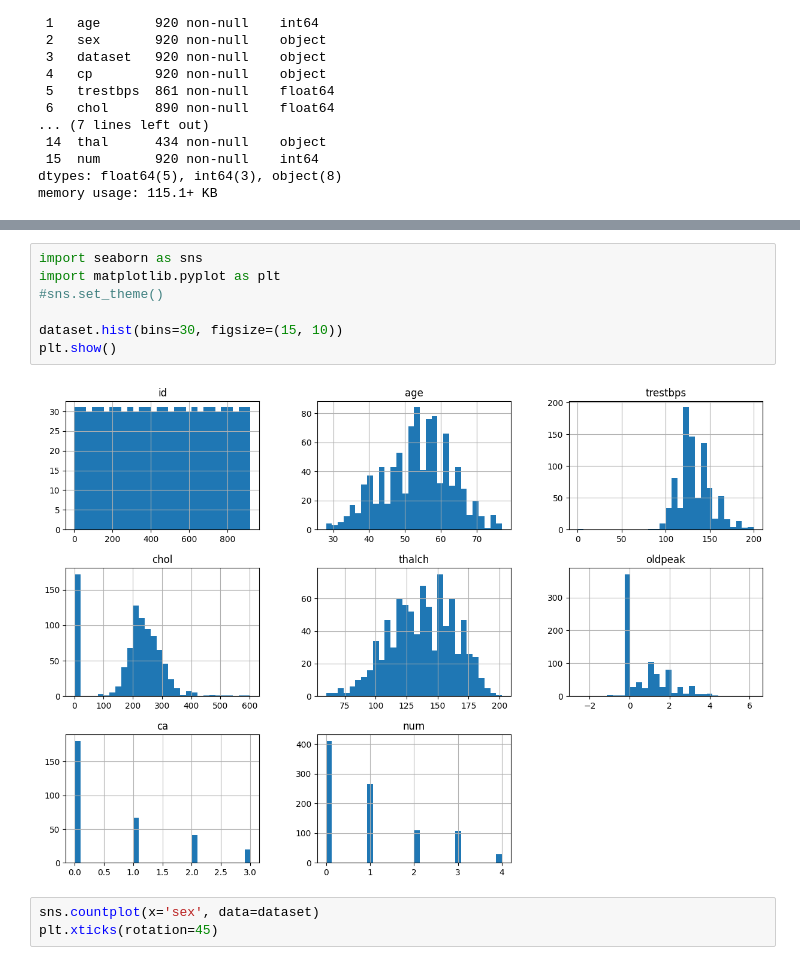
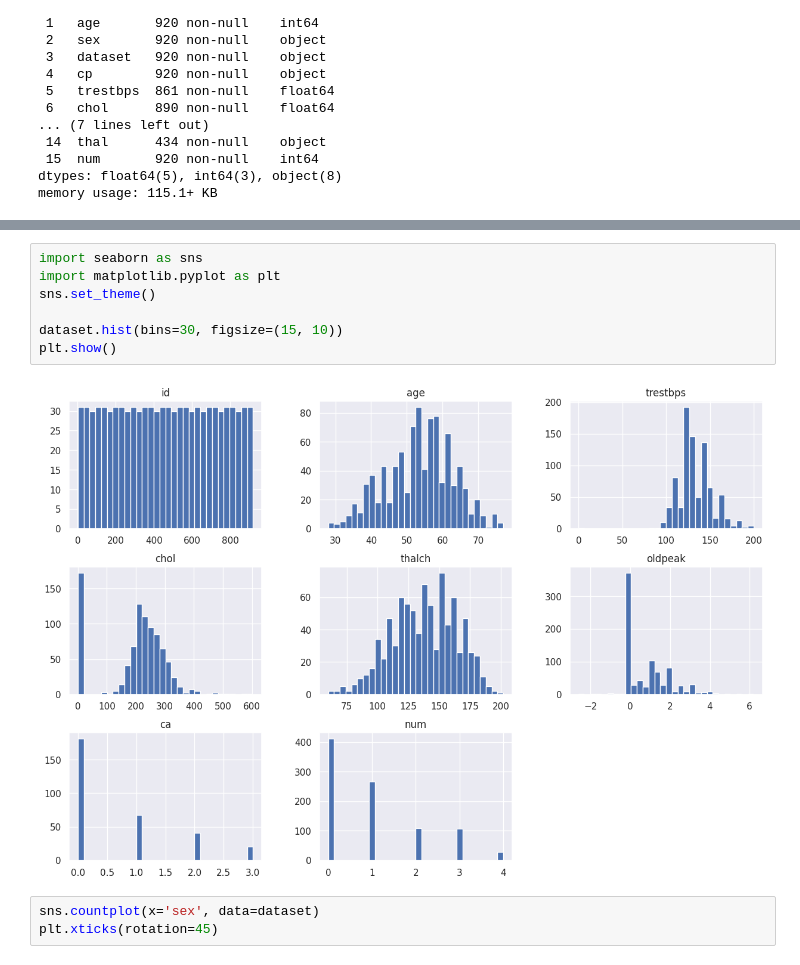
Before and after one commit to baptiste314/FTML_PROJET, a Jupyter notebook: Exercice 6/Exercice 6.ipynb, the cells around one changed output, grey strips where cells are left out. Saved outputs shown, nothing was run; the diff lists cells and outputs as text.

```diff
--- a/Exercice 6/Exercice 6.ipynb
+++ b/Exercice 6/Exercice 6.ipynb
@@ -93,12 +81,12 @@ dataset.describe(include='all')
 # %%
 import seaborn as sns
 import matplotlib.pyplot as plt
-#sns.set_theme()
+sns.set_theme()
 
 dataset.hist(bins=30, figsize=(15, 10))
 plt.show()
 # %% [output]
-[figure, old version]
+[figure, new version]
 # %%
 sns.countplot(x='sex', data=dataset)
 plt.xticks(rotation=45)
```
Also changed, not shown: parts of 9 cells of this notebook.
